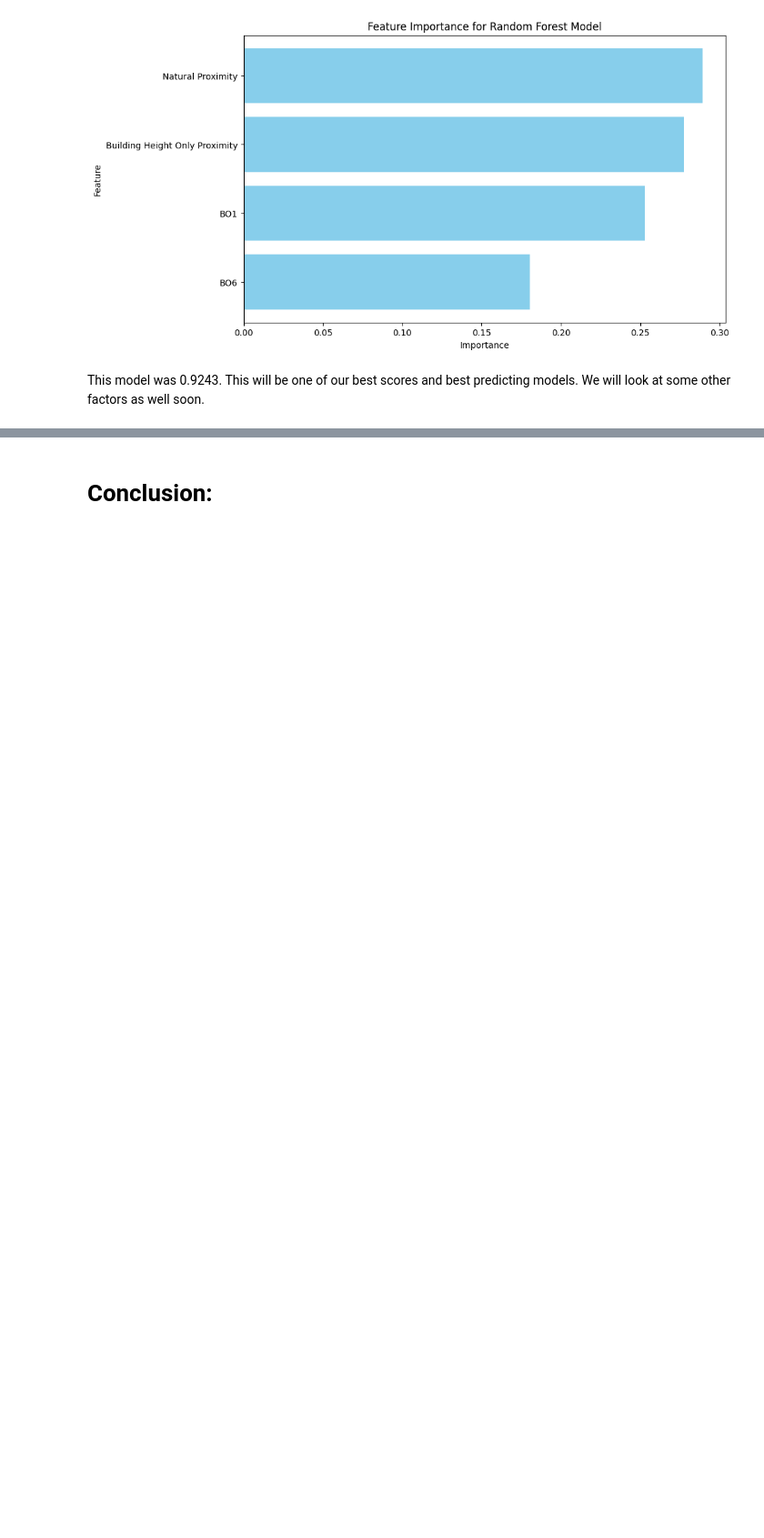
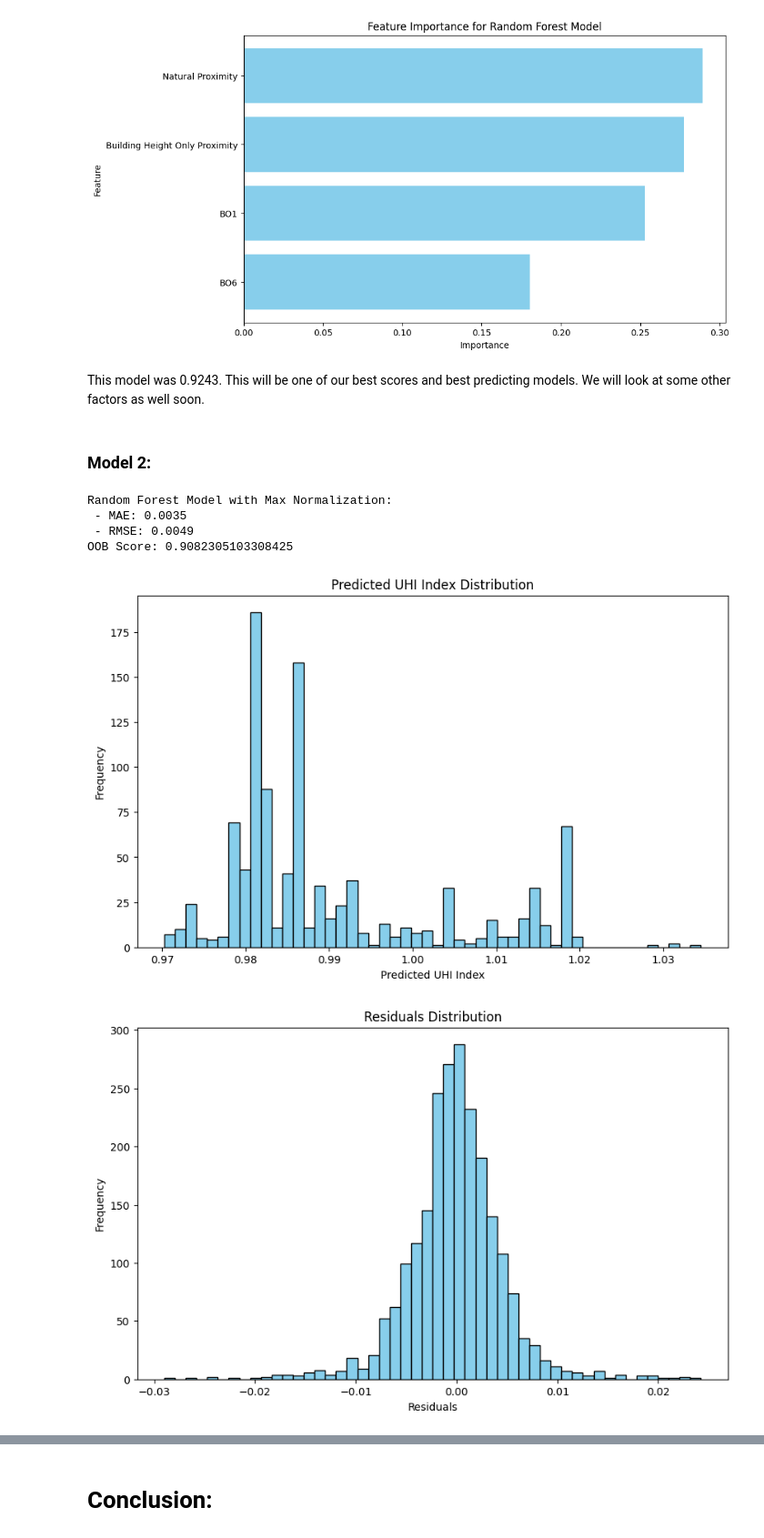
Before and after one commit to JZembower/UHI_Index_Prediction_Model, a Jupyter notebook: Model/Random_Forest.ipynb, the cells around one changed output, grey strips where cells are left out. Shown at 91% size. Cells and saved outputs as stored; diff of their text form; code cells hidden in the pictures; blank space fills up the shorter version.

```diff
--- a/Model/Random_Forest.ipynb
+++ b/Model/Random_Forest.ipynb
@@ -235,3 +235,66 @@ submission_all_bands_elevation_final = submission_all_bands_elevation[['Longitud
 submission_all_bands_elevation_final.to_csv("C:\\Users\\jrzem\\Downloads\\submission_all_bands_elevation.csv", index=False)
 # %% [markdown]
 This model was 0.9243. This will be one of our best scores and best predicting models. We will look at some other factors as well soon.
+# %% [markdown]
+### Model 2:
+# %%
+# Implementing Feature Engineering: Normalizing by Maximum Values with Random Forest
+# Normalize data by maximum values (excluding the target variable 'UHI Index')
+X_train_normalized = X_train / X_train.max()
+X_test_normalized = X_test / X_train.max()  # Use training max to prevent data leakage
+
+# Initialize the Random Forest Regressor
+rf_model = RandomForestRegressor(n_estimators=300, max_depth=20,
+                                 min_samples_split=5, min_samples_leaf=2,
+                                 bootstrap=True, max_samples=0.8,
+                                 oob_score=True, random_state=42, n_jobs=-1)
+
+# Train the model
+rf_model.fit(X_train_normalized, y_train)
+
+# Predict on the test set
+y_pred_rf = rf_model.predict(X_test_normalized)
+
+# Evaluate model performance
+mae_rf = mean_absolute_error(y_test, y_pred_rf)
+rmse_rf = np.sqrt(mean_squared_error(y_test, y_pred_rf))
+
+# Print performance metrics
+print(f"Random Forest Model with Max Normalization:\n - MAE: {mae_rf:.4f}\n - RMSE: {rmse_rf:.4f}")
+print(f"OOB Score: {rf_model.oob_score_}")
+# %% [output]
+Random Forest Model with Max Normalization:
+ - MAE: 0.0035
+ - RMSE: 0.0049
+OOB Score: 0.9082305103308425
+# %%
+# Prepare submission data for prediction
+x_submission_test = submission_all_bands_elevation[spectral_features]
+
+# Standardize submission data using the same scaler
+x_submission_test_scaled = scaler.transform(x_submission_test)
+
+# Make predictions
+submission_predictions = rf_model.predict(x_submission_test_scaled)
+
+# Add predictions to submission DataFrame
+submission_all_bands_elevation["UHI Index"] = submission_predictions
+# %%
+# Plot predictions
+plt.figure(figsize=(10, 6))
+plt.hist(submission_predictions, bins=50, color='skyblue', edgecolor='black')
+plt.xlabel('Predicted UHI Index')
+plt.ylabel('Frequency')
+plt.title('Predicted UHI Index Distribution')
+plt.show()
+
+# Plot Residuals
+plt.figure(figsize=(10, 6))
+plt.hist(y_test - y_pred, bins=50, color='skyblue', edgecolor='black')
+plt.xlabel('Residuals')
+plt.ylabel('Frequency')
+plt.title('Residuals Distribution')
+plt.show()
+# %% [output]
+[figure, added]
+[figure, added]
```
Also changed, not shown: parts of 4 cells of this notebook, 1 other file.
